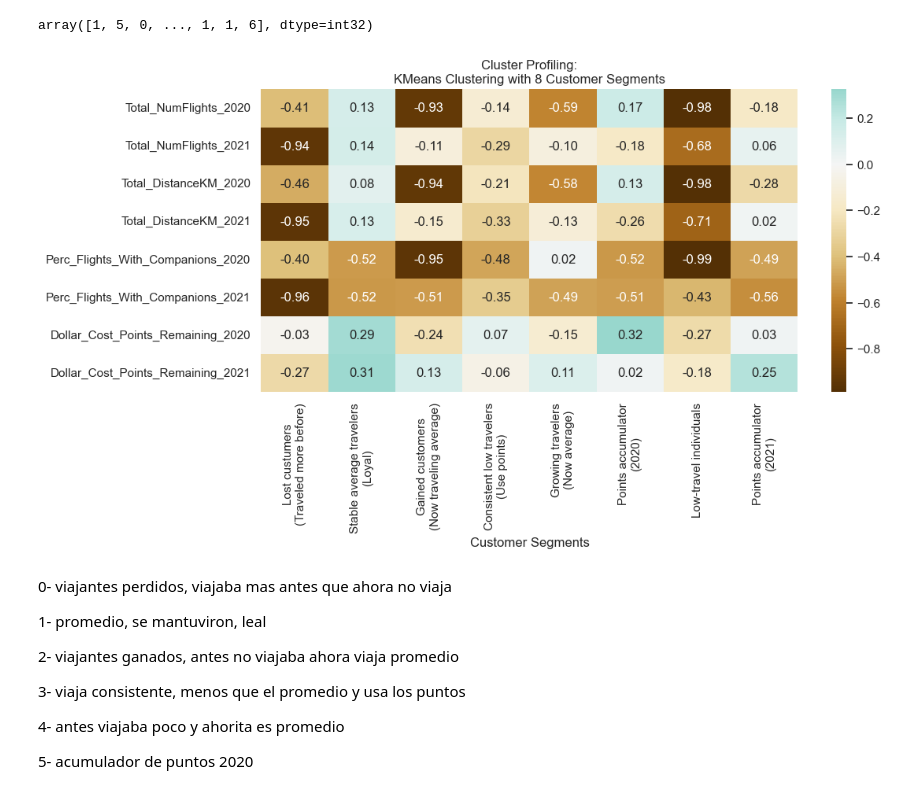
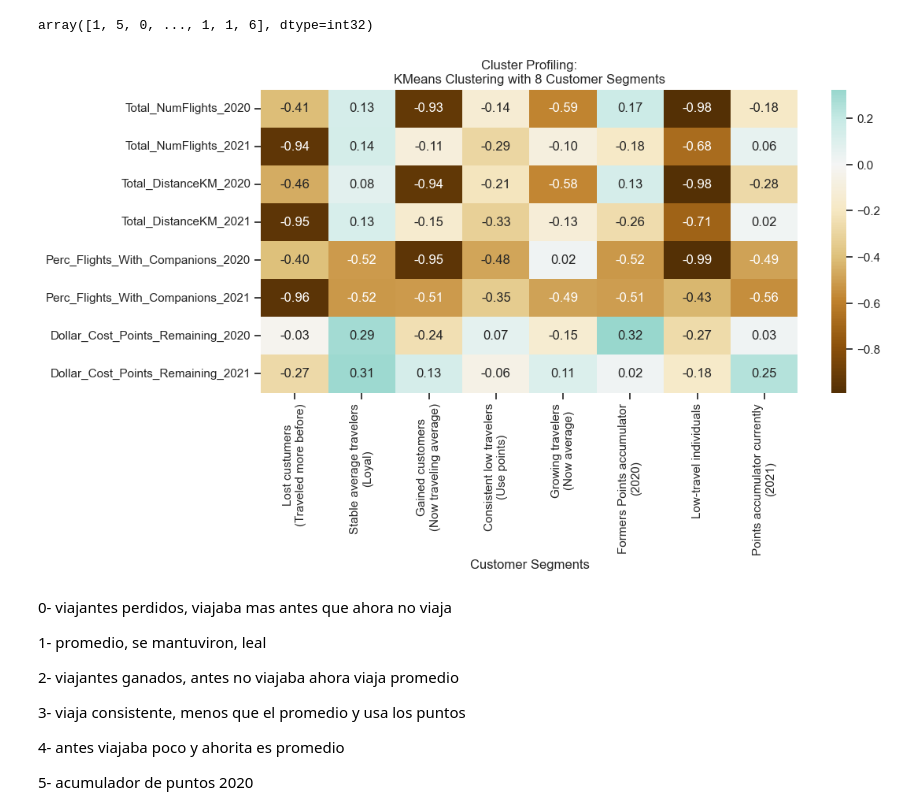
Before and after one commit to luisbdavila/Airline_Customer_Segmentation_DataMining_Project_Python, a Jupyter notebook: Final_delivery/Code/yearly_behavioral.ipynb, the cells around one changed output. Drawn from its saved outputs; the diff is of its cells as text; code cells hidden in the pictures.

```diff
--- a/Final_delivery/Code/yearly_behavioral.ipynb
+++ b/Final_delivery/Code/yearly_behavioral.ipynb
@@ -476,38 +467,38 @@ cluster_name_map_8 = {
     0: "Lost custumers\n(Traveled more before)",
     1: "Stable average travelers\n(Loyal)",
     2: "Gained customers\n(Now traveling average)",
     3: "Consistent low travelers\n(Use points)",
     4: "Growing travelers\n(Now average)",
-    5: "Points accumulator\n(2020)",
+    5: "Formers Points accumulator\n(2020)",
     6: "Low-travel individuals",
-    7: "Points accumulator\n(2021)"
+    7: "Points accumulator currently\n(2021)"
 }
-df_concat = pd.concat(
+df_concat_km8 = pd.concat(
     (df_for_modeling, pd.Series(km_labels, name='labels', index=df_for_modeling.index)),
     axis=1
 )
 
 fig, ax = plt.subplots(figsize=(11, 5))
 
-km_profile = df_concat.groupby('labels').mean().T
+km_profile = df_concat_km8.groupby('labels').mean().T
 
 # Rename cluster columns
 km_profile = km_profile.rename(columns=cluster_name_map_8)
 
 sns.heatmap(
     km_profile,
     center=0,
     annot=True,
     cmap="BrBG",
     fmt=".2f",
     ax=ax
 )
 
 ax.set_xlabel("Customer Segments")
 ax.set_title("Cluster Profiling:\nKMeans Clustering with 8 Customer Segments")
 plt.show()
 # %% [output]
-[figure, old version]
+[figure, new version]
 # %% [markdown]
 0- viajantes perdidos, viajaba mas antes que ahora no viaja
 
```
Also changed, not shown: parts of 18 cells of this notebook.
